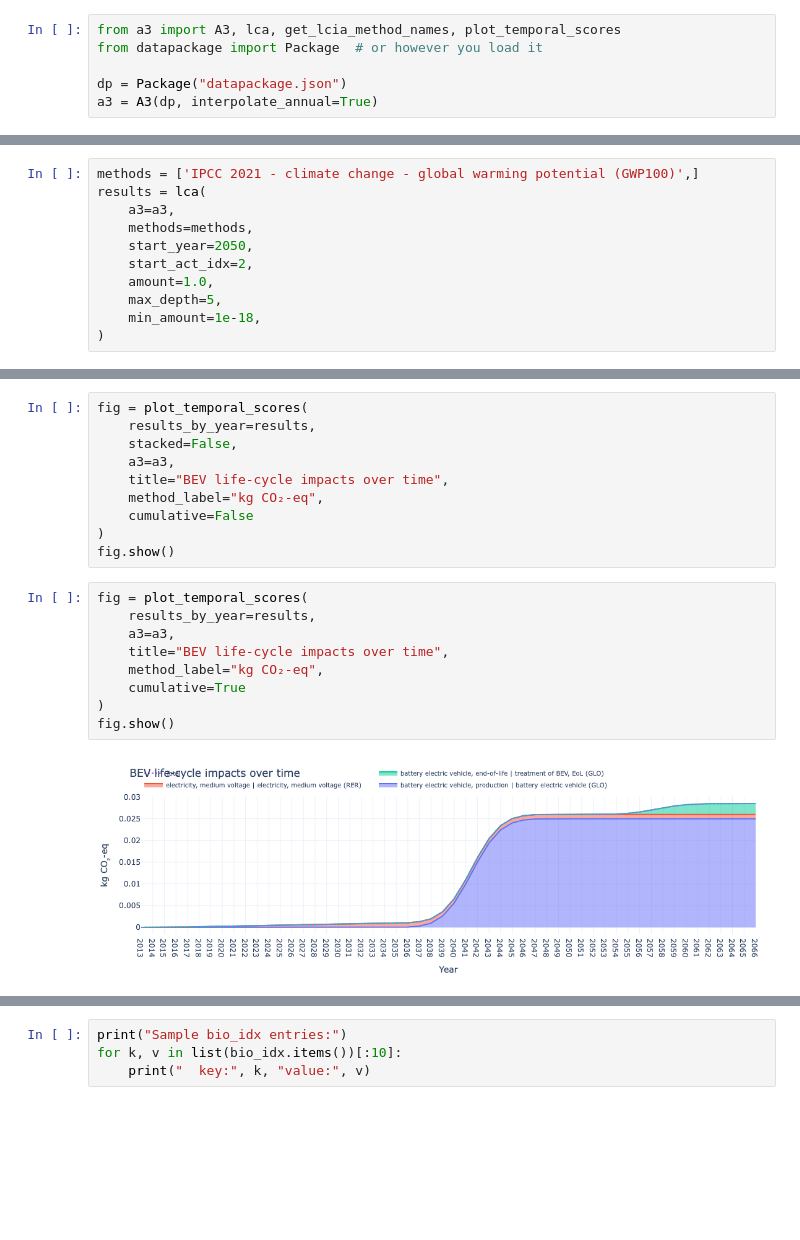
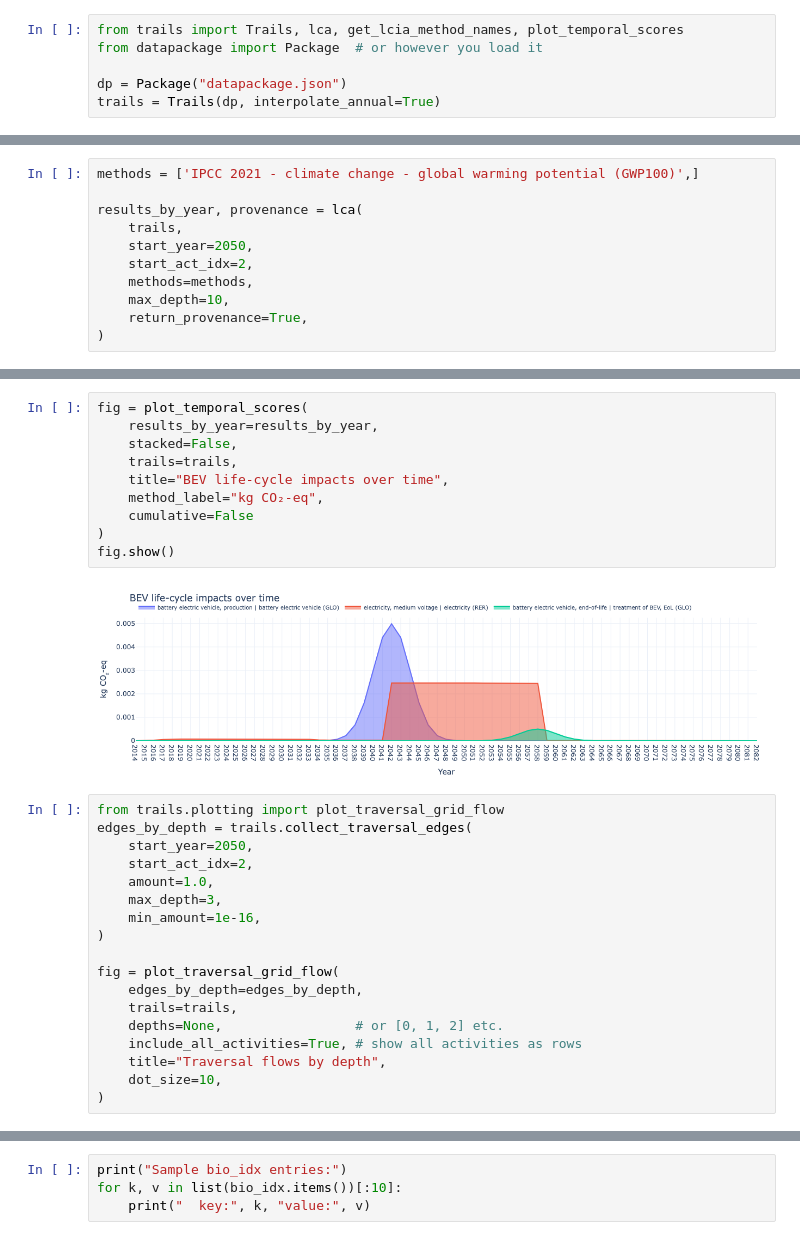
Before and after one commit to Laboratory-for-Energy-Systems-Analysis/trails, a Jupyter notebook: dev/example/dev.ipynb, the cells around one changed output, grey strips where cells are left out. Cells and saved outputs as stored; diff of their text form; blank space fills up the shorter version.

```diff
--- a/dev/example/dev.ipynb
+++ b/dev/example/dev.ipynb
@@ -1,6 +1,6 @@
 # %%
-from a3 import A3, lca, get_lcia_method_names, plot_temporal_scores
+from trails import Trails, lca, get_lcia_method_names, plot_temporal_scores
 from datapackage import Package  # or however you load it
 
 dp = Package("datapackage.json")
-a3 = A3(dp, interpolate_annual=True)
+trails = Trails(dp, interpolate_annual=True)
@@ -7,12 +12,12 @@ a3 = A3(dp, interpolate_annual=True)
 # %%
 methods = ['IPCC 2021 - climate change - global warming potential (GWP100)',]
-results = lca(
-    a3=a3,
-    methods=methods,
+
+results_by_year, provenance = lca(
+    trails,
     start_year=2050,
     start_act_idx=2,
-    amount=1.0,
-    max_depth=5,
-    min_amount=1e-18,
+    methods=methods,
+    max_depth=10,
+    return_provenance=True,
 )
 # %% [output]
@@ -22,21 +30,30 @@ NameError: name 'elec_idx' is not defined
 # %%
 fig = plot_temporal_scores(
-    results_by_year=results,
+    results_by_year=results_by_year,
     stacked=False,
-    a3=a3,
+    trails=trails,
     title="BEV life-cycle impacts over time",
     method_label="kg CO₂-eq",
     cumulative=False
 )
 fig.show()
+# %% [output]
+[figure, added]
-# %%
-fig = plot_temporal_scores(
-    results_by_year=results,
-    a3=a3,
-    title="BEV life-cycle impacts over time",
-    method_label="kg CO₂-eq",
-    cumulative=True
-)
-fig.show()
-# %% [output]
-[figure, old version]
+# %%
+from trails.plotting import plot_traversal_grid_flow
+edges_by_depth = trails.collect_traversal_edges(
+    start_year=2050,
+    start_act_idx=2,
+    amount=1.0,
+    max_depth=3,
+    min_amount=1e-16,
+)
+
+fig = plot_traversal_grid_flow(
+    edges_by_depth=edges_by_depth,
+    trails=trails,
+    depths=None,                 # or [0, 1, 2] etc.
+    include_all_activities=True, # show all activities as rows
+    title="Traversal flows by depth",
+    dot_size=10,
+)
```
Also changed, not shown: parts of 12 cells of this notebook, 28 other files.
